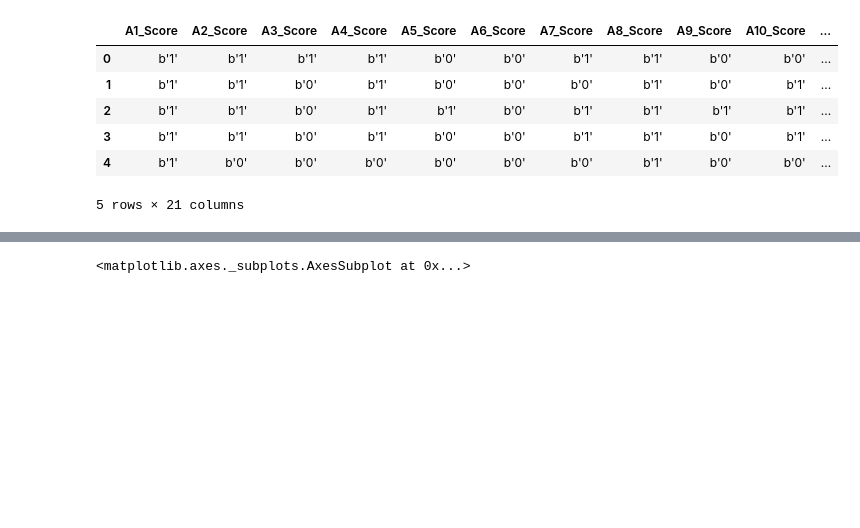
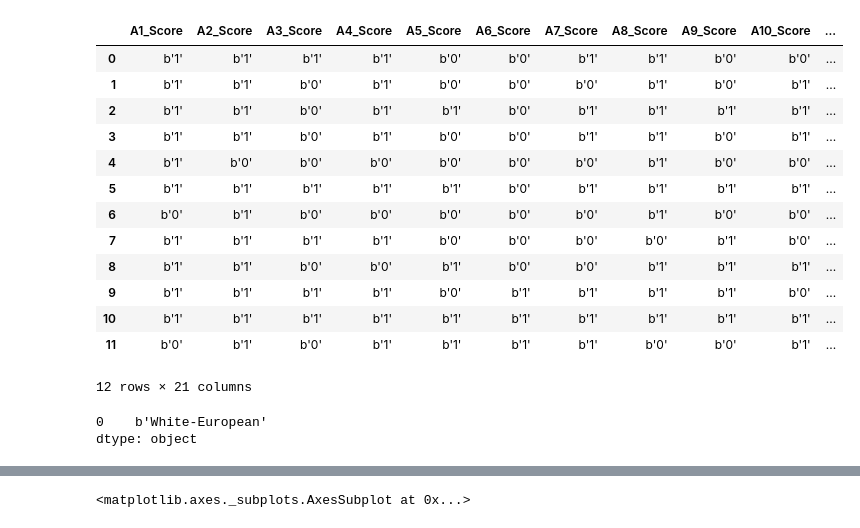
Before and after one commit to nathNath/provadeia, a Jupyter notebook: questaoum/questaoum.ipynb, the cells around one changed output, grey strips where cells are left out. Cells and saved outputs as stored; diff of their text form; code cells hidden in the pictures; blank space fills up the shorter version.

```diff
--- a/questaoum/questaoum.ipynb
+++ b/questaoum/questaoum.ipynb
@@ -15,10 +17,22 @@ y = dataset.iloc[:, 20]
 # %%
-dataset.head()
+dataset.head(12)
 # %% [output]
 |  | A1_Score | A2_Score | A3_Score | A4_Score | A5_Score | A6_Score | A7_Score | A8_Score | A9_Score | A10_Score | ... |
 | 0 | b'1' | b'1' | b'1' | b'1' | b'0' | b'0' | b'1' | b'1' | b'0' | b'0' | ... |
 | 1 | b'1' | b'1' | b'0' | b'1' | b'0' | b'0' | b'0' | b'1' | b'0' | b'1' | ... |
 | 2 | b'1' | b'1' | b'0' | b'1' | b'1' | b'0' | b'1' | b'1' | b'1' | b'1' | ... |
 | 3 | b'1' | b'1' | b'0' | b'1' | b'0' | b'0' | b'1' | b'1' | b'0' | b'1' | ... |
 | 4 | b'1' | b'0' | b'0' | b'0' | b'0' | b'0' | b'0' | b'1' | b'0' | b'0' | ... |
+| 5 | b'1' | b'1' | b'1' | b'1' | b'1' | b'0' | b'1' | b'1' | b'1' | b'1' | ... |
+| 6 | b'0' | b'1' | b'0' | b'0' | b'0' | b'0' | b'0' | b'1' | b'0' | b'0' | ... |
+| 7 | b'1' | b'1' | b'1' | b'1' | b'0' | b'0' | b'0' | b'0' | b'1' | b'0' | ... |
+| 8 | b'1' | b'1' | b'0' | b'0' | b'1' | b'0' | b'0' | b'1' | b'1' | b'1' | ... |
+| 9 | b'1' | b'1' | b'1' | b'1' | b'0' | b'1' | b'1' | b'1' | b'1' | b'0' | ... |
+| 10 | b'1' | b'1' | b'1' | b'1' | b'1' | b'1' | b'1' | b'1' | b'1' | b'1' | ... |
+| 11 | b'0' | b'1' | b'0' | b'1' | b'1' | b'1' | b'1' | b'0' | b'0' | b'1' | ... |
-5 rows × 21 columns
+12 rows × 21 columns
+# %%
+dataset.ethnicity.mode()
+# %% [output]
+0    b'White-European'
+dtype: object
```
Also changed, not shown: parts of 24 cells of this notebook.
